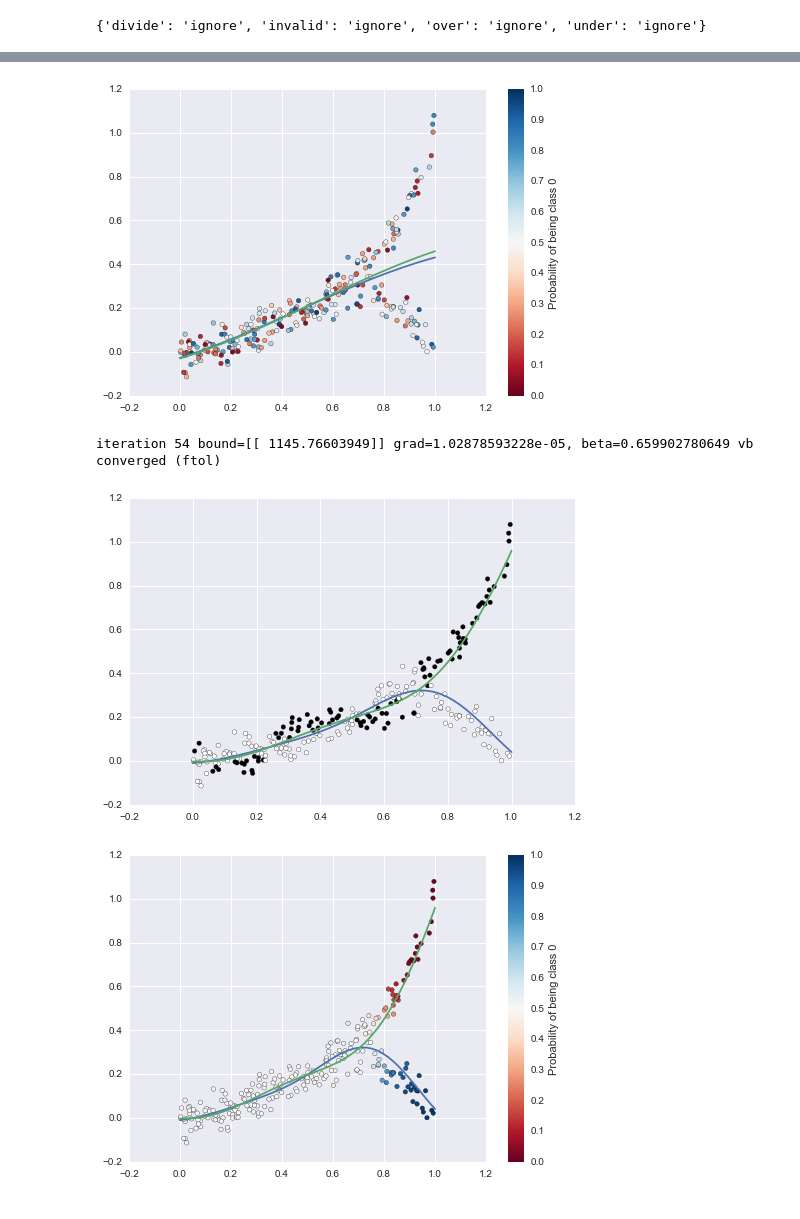
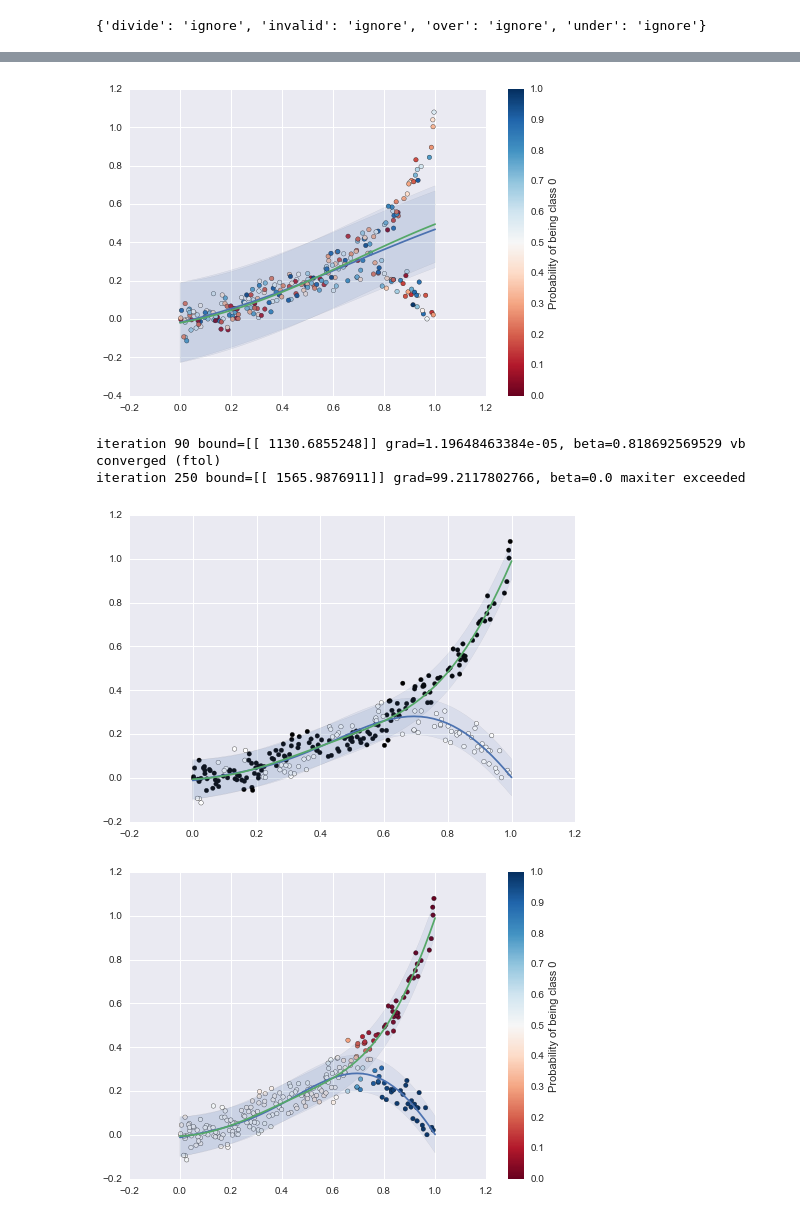
Before and after one commit to SheffieldML/GPclust, a Jupyter notebook: notebooks/OMGP Test.ipynb, the cells around one changed output, grey strips where cells are left out. Drawn from its saved outputs; the diff is of its cells as text; code cells hidden in the pictures.

```diff
--- a/notebooks/OMGP Test.ipynb
+++ b/notebooks/OMGP Test.ipynb
@@ -16,7 +20,7 @@ Y = np.atleast_2d(df.y).T
 # %%
-m = OMGP(X, Y, K=2, prior_Z='symmetric')
-m.s2 = 0.5  # Model variance
-m.hyperparam_interval = 3  # Frequency of hyperparameter optimizations
+m = OMGP(X, Y, K=2)
+m.variance = 0.01
+m.hyperparam_interval = 100  # Frequency of hyperparameter optimizations
 
 print m.log_likelihood()
 # %% [output]
@@ -38,9 +43,12 @@ Parameters:
 
 XX = np.atleast_2d(np.linspace(0,1)).T
 
-YY = m.predict_components(XX)
+YY, YYv = m.predict_components(XX)
 
 plt.scatter(m.X, m.Y, c=np.argmax(m.phi, 1));
 for i in range(m.phi.shape[1]):
+    plt.fill_between(XX[:, 0], YY[:, i] - 2 * np.sqrt(YYv[:, i]),
+                               YY[:, i] + 2 * np.sqrt(YYv[:, i]),
+                     alpha=0.1)
     plt.plot(XX, YY[:, i]);
 # %% [output]
@@ -48,42 +56,49 @@ for i in range(m.phi.shape[1]):
 # %%
-YY = m.predict_components(XX)
+YY, YYv= m.predict_components(XX)
 
 plt.scatter(m.X, m.Y, c=(m.phi[:,0]), cmap=cm.RdBu, vmin=0., vmax=1.);
 cb = plt.colorbar()
 cb.set_label('Probability of being class 0')
 for i in range(m.phi.shape[1]):
+    plt.fill_between(XX[:, 0], YY[:, i] - 2 * np.sqrt(YYv[:, i]),
+                               YY[:, i] + 2 * np.sqrt(YYv[:, i]),
+                     alpha=0.1)
     plt.plot(XX, YY[:, i]);
 # %% [output]
-[figure, old version]
+[figure, new version]
 # %%
-m.s2 = 0.01
-# m.fix()
+m.optimize(step_length=0.01, maxiter=250)
+# %% [output]
+iteration 90 bound=[[ 1130.6855248]] grad=1.19648463384e-05, beta=0.818692569529 vb converged (ftol)
+iteration 250 bound=[[ 1565.9876911]] grad=99.2117802766, beta=0.0 maxiter exceeded
-# %%
-m.optimize(step_length=0.025, method='HS')
-# %% [output]
-iteration 54 bound=[[ 1145.76603949]] grad=1.02878593228e-05, beta=0.659902780649 vb converged (ftol)
 # %%
 # After optimization
 
 XX = np.atleast_2d(np.linspace(0,1)).T
 
-YY = m.predict_components(XX)
+YY, YYv = m.predict_components(XX)
 
 plt.scatter(m.X, m.Y, c=np.argmax(m.phi, 1));
 for i in range(m.phi.shape[1]):
+    plt.fill_between(XX[:, 0], YY[:, i] - 2 * np.sqrt(YYv[:, i]),
+                               YY[:, i] + 2 * np.sqrt(YYv[:, i]),
+                     alpha=0.1)
     plt.plot(XX, YY[:, i]);
 # %% [output]
-[figure, old version]
+[figure, new version]
 # %%
-YY = m.predict_components(XX)
+YY, YYv = m.predict_components(XX)
 
 plt.scatter(m.X, m.Y, c=(m.phi[:,0]), cmap=cm.RdBu, vmin=0., vmax=1.);
 cb = plt.colorbar()
 cb.set_label('Probability of being class 0')
 for i in range(m.phi.shape[1]):
+    plt.fill_between(XX[:, 0], YY[:, i] - 2 * np.sqrt(YYv[:, i]),
+                               YY[:, i] + 2 * np.sqrt(YYv[:, i]),
+                     alpha=0.1)
     plt.plot(XX, YY[:, i]);
 # %% [output]
-[figure, old version]
+[figure, new version]
 # %%
 m
 # %% [output]
```
Also changed, not shown: parts of 11 cells of this notebook.
